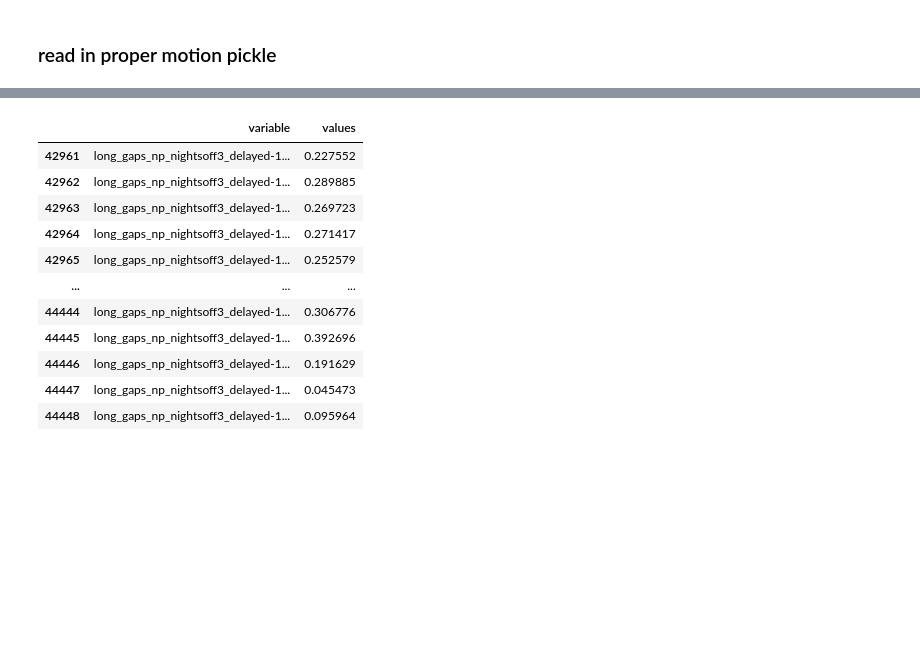
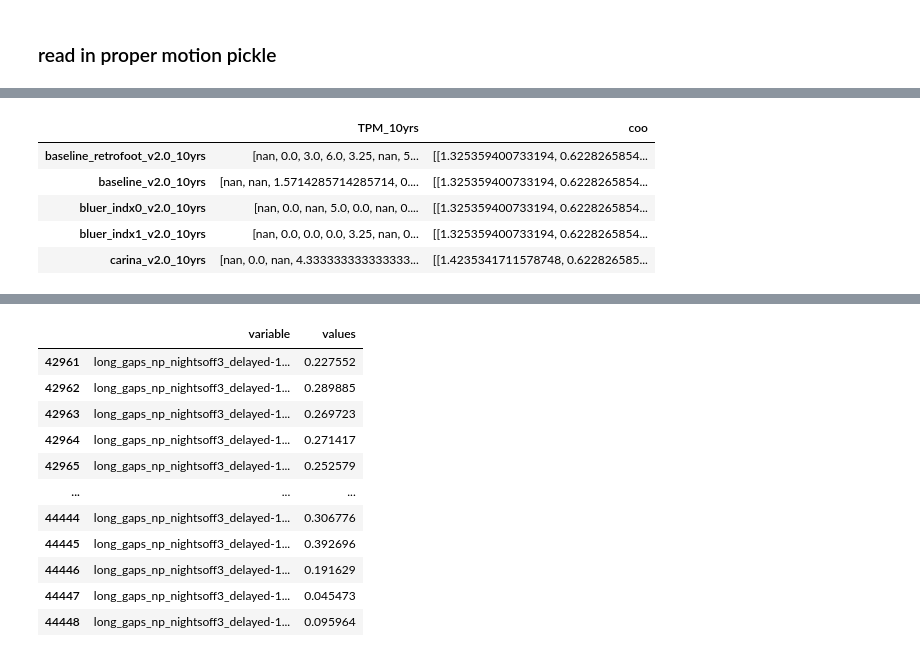
Before and after one commit to xiaolng/widgets, a Jupyter notebook: data_preparation.ipynb, the cells around one changed output, grey strips where cells are left out. Drawn from its saved outputs; the diff is of its cells as text; code cells hidden in the pictures; blank space fills up the shorter version.

```diff
--- a/data_preparation.ipynb
+++ b/data_preparation.ipynb
@@ -8,0 +30,9 @@ df_TPM = pd.read_pickle("./TPM_map_v2.0_10yrs.p")
+# %%
+map_tpm.head()
+# %% [output]
+|  | TPM_10yrs | coo |
+| baseline_retrofoot_v2.0_10yrs | [nan, 0.0, 3.0, 6.0, 3.25, nan, 5... | [[1.325359400733194, 0.6228265854... |
+| baseline_v2.0_10yrs | [nan, nan, 1.5714285714285714, 0.... | [[1.325359400733194, 0.6228265854... |
+| bluer_indx0_v2.0_10yrs | [nan, 0.0, nan, 5.0, 0.0, nan, 0.... | [[1.325359400733194, 0.6228265854... |
+| bluer_indx1_v2.0_10yrs | [nan, 0.0, 0.0, 0.0, 3.25, nan, 0... | [[1.325359400733194, 0.6228265854... |
+| carina_v2.0_10yrs | [nan, 0.0, nan, 4.333333333333333... | [[1.4235341711578748, 0.622826585... |
```
Also changed, not shown: parts of 22 cells of this notebook, 8 other files.
